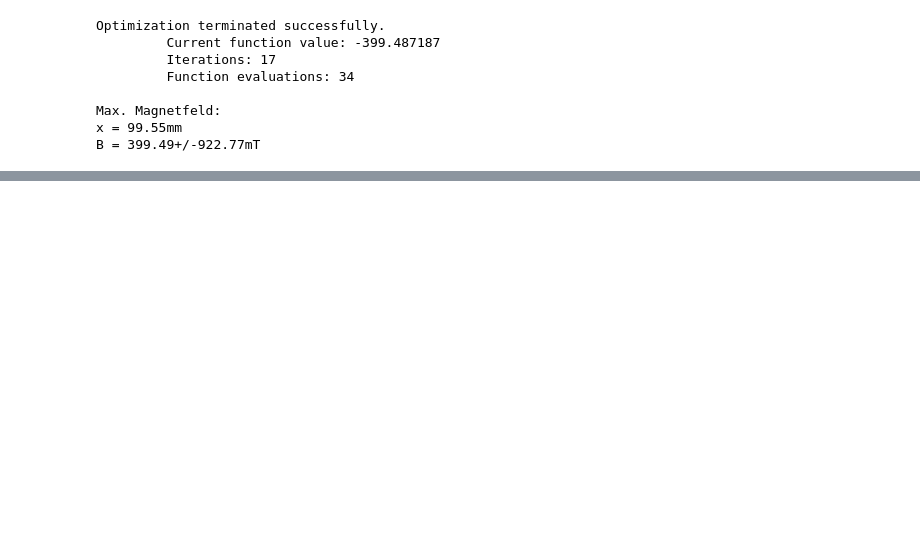
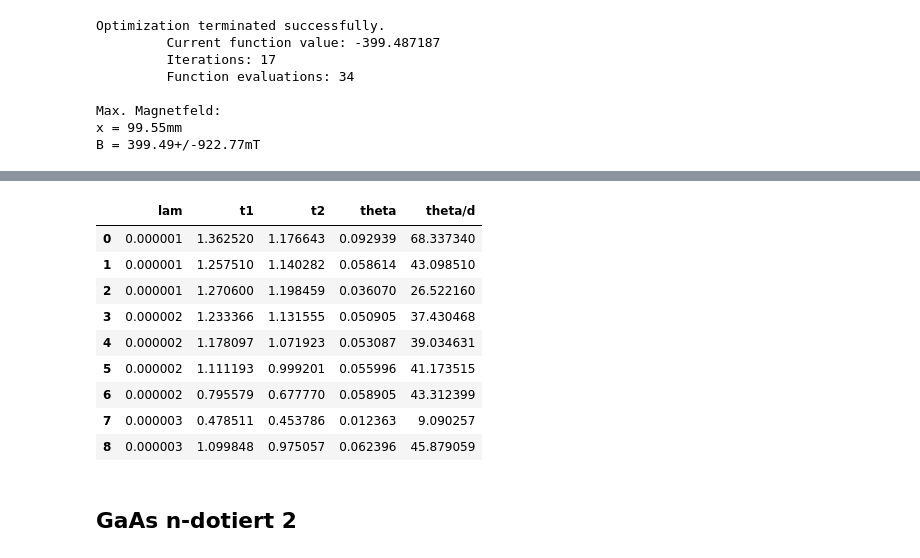
Before and after one commit to SamGTex/FP_Master_WS22-23, a Jupyter notebook: V46_Faraday_Effekt/python/main.ipynb, the cells around one changed output, grey strips where cells are left out. Saved outputs shown, nothing was run; the diff lists cells and outputs as text; code cells hidden in the pictures; blank space fills up the shorter version.

```diff
--- a/V46_Faraday_Effekt/python/main.ipynb
+++ b/V46_Faraday_Effekt/python/main.ipynb
@@ -92,0 +132,27 @@ B = 399.49+/-922.77mT
+# %%
+df_n1_raw = pd.read_csv('data/GaAs_n1.csv')
+# lam in micro meter
+# Winkel t1/t2 in Grad
+# Winkel t1min/t2min in Gradminuten
+# %%
+df_n1 = pd.DataFrame()
+df_n1['lam'] = df_n1_raw['lam']*10**(-6) #m
+df_n1['t1'] = np.deg2rad(df_n1_raw['t1'] + df_n1_raw['t1min']/60) #rad
+df_n1['t2'] = np.deg2rad(df_n1_raw['t2'] + df_n1_raw['t2min']/60) #rad
+df_n1['theta'] = 0.5*(df_n1['t1'] - df_n1['t2'])
+df_n1['theta/d'] = df_n1['theta']/d_1
+
+df_n1
+# %% [output]
+|  | lam | t1 | t2 | theta | theta/d |
+| 0 | 0.000001 | 1.362520 | 1.176643 | 0.092939 | 68.337340 |
+| 1 | 0.000001 | 1.257510 | 1.140282 | 0.058614 | 43.098510 |
+| 2 | 0.000001 | 1.270600 | 1.198459 | 0.036070 | 26.522160 |
+| 3 | 0.000002 | 1.233366 | 1.131555 | 0.050905 | 37.430468 |
+| 4 | 0.000002 | 1.178097 | 1.071923 | 0.053087 | 39.034631 |
+| 5 | 0.000002 | 1.111193 | 0.999201 | 0.055996 | 41.173515 |
+| 6 | 0.000002 | 0.795579 | 0.677770 | 0.058905 | 43.312399 |
+| 7 | 0.000003 | 0.478511 | 0.453786 | 0.012363 | 9.090257 |
+| 8 | 0.000003 | 1.099848 | 0.975057 | 0.062396 | 45.879059 |
+# %% [markdown]
+## GaAs n-dotiert 2
```
Also changed, not shown: parts of 29 cells of this notebook, 3 other files.
